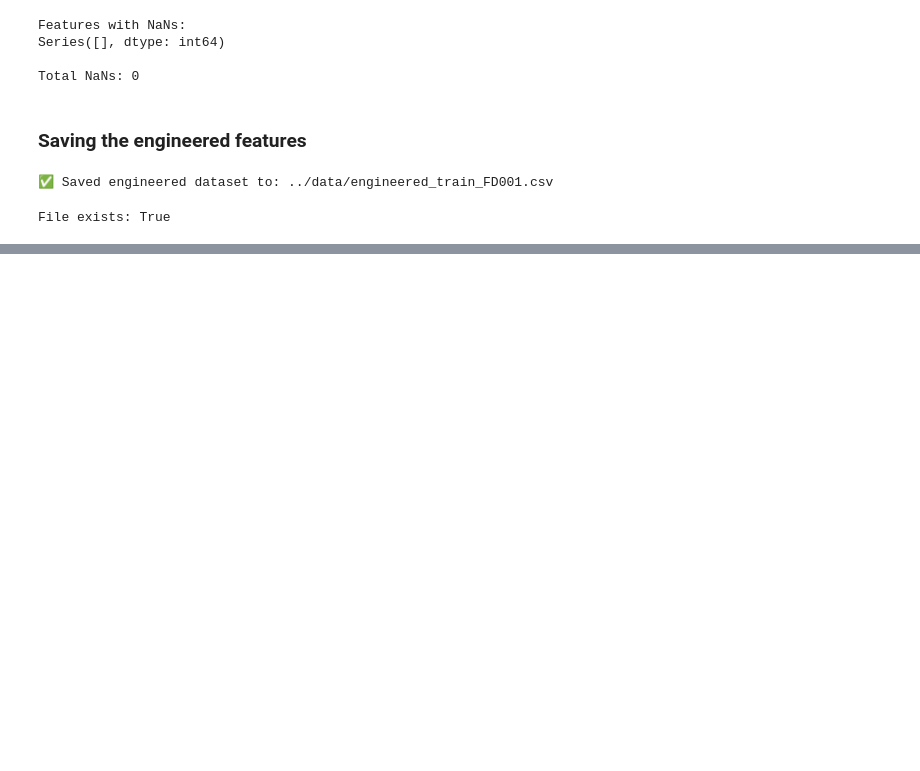
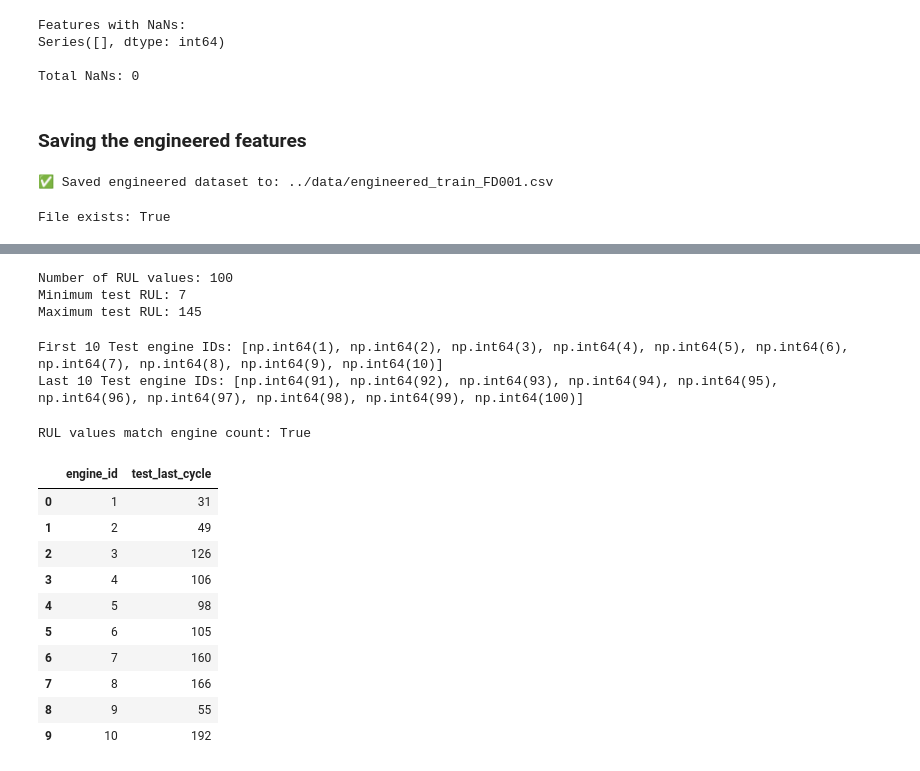
Before and after one commit to Bhav-creator452/predictive-maintenance-analyzer, a Jupyter notebook: notebooks/01_data_understanding.ipynb, the cells around one changed output, grey strips where cells are left out. Cells and saved outputs as stored; diff of their text form; code cells hidden in the pictures; blank space fills up the shorter version.

```diff
--- a/notebooks/01_data_understanding.ipynb
+++ b/notebooks/01_data_understanding.ipynb
@@ -807,0 +933,43 @@ File exists: True
+# %%
+print("Number of RUL values:", len(test_rul))
+print("Minimum test RUL:", test_rul["true_RUL"].min())
+print("Maximum test RUL:", test_rul["true_RUL"].max())
+# %% [output]
+Number of RUL values: 100
+Minimum test RUL: 7
+Maximum test RUL: 145
+# %%
+test_engine_ids = sorted(test_df["engine_id"].unique())
+
+print("First 10 Test engine IDs:", test_engine_ids[:10])
+print("Last 10 Test engine IDs:", test_engine_ids[-10:])
+# %% [output]
+First 10 Test engine IDs: [np.int64(1), np.int64(2), np.int64(3), np.int64(4), np.int64(5), np.int64(6), np.int64(7), np.int64(8), np.int64(9), np.int64(10)]
+Last 10 Test engine IDs: [np.int64(91), np.int64(92), np.int64(93), np.int64(94), np.int64(95), np.int64(96), np.int64(97), np.int64(98), np.int64(99), np.int64(100)]
+# %%
+print(
+    "RUL values match engine count:",
+    len(test_rul) == len(test_engine_ids)
+)
+# %% [output]
+RUL values match engine count: True
+# %%
+test_max_cycles = (
+    test_df.groupby("engine_id")["cycle"]
+    .max()
+    .reset_index(name="test_last_cycle")
+)
+
+test_max_cycles.head(10)
+# %% [output]
+|  | engine_id | test_last_cycle |
+| 0 | 1 | 31 |
+| 1 | 2 | 49 |
+| 2 | 3 | 126 |
+| 3 | 4 | 106 |
+| 4 | 5 | 98 |
+| 5 | 6 | 105 |
+| 6 | 7 | 160 |
+| 7 | 8 | 166 |
+| 8 | 9 | 55 |
+| 9 | 10 | 192 |
```
Also changed, not shown: parts of 15 cells of this notebook, 1 other file.
